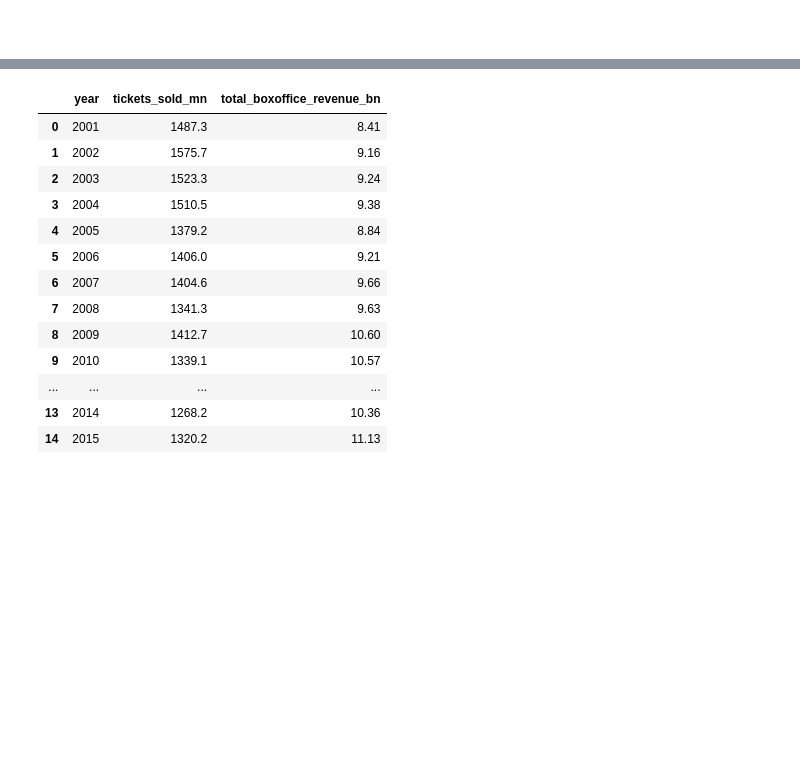
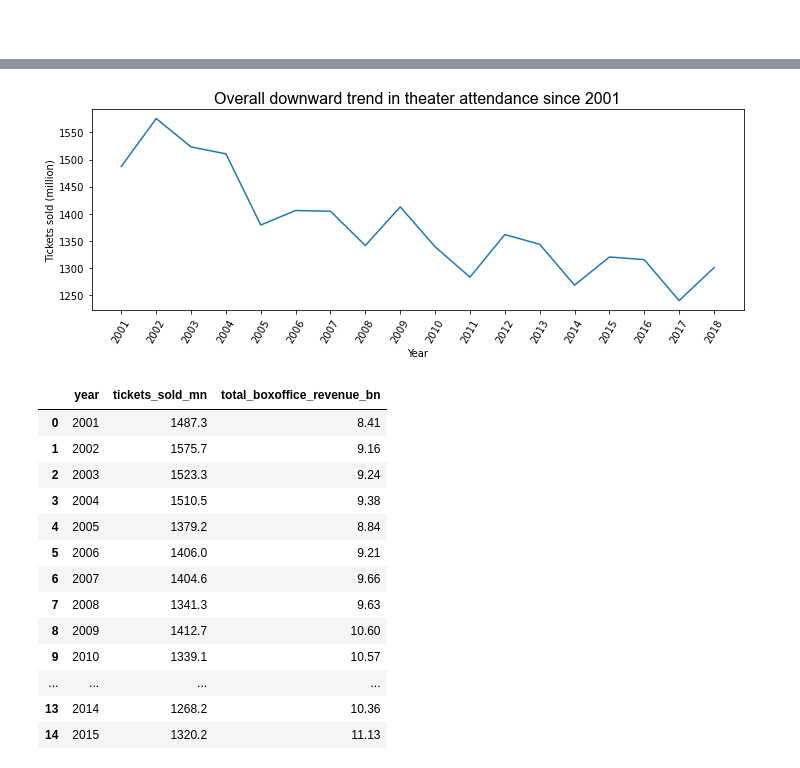
Before and after one commit to tawney-kirkland/02-luther, a Jupyter notebook: visualisation.ipynb, the cells around one changed output, grey strips where cells are left out. Cells and saved outputs as stored; diff of their text form; code cells hidden in the pictures; blank space fills up the shorter version.

```diff
--- a/visualisation.ipynb
+++ b/visualisation.ipynb
@@ -95,3 +114,17 @@ df1= pd.read_csv('data/total_boxoffice_tickets.csv')
+# %%
+years = df1['year']#[2001,2002,2003,2004,2005,2006,2007,2008,2009,2010,2011,2012,2013,2014,2015,2016,2017,2018,2019]
+plt.figure(figsize=[10,4])
+plt.plot(df1['tickets_sold_mn'])
+spacing = np.linspace(0,17,18)
+plt.xticks(spacing,years,rotation=60)
+plt.title('Overall downward trend in theater attendance since 2001',family='arial',fontsize=16)
+plt.xlabel('Year')
+plt.ylabel('Tickets sold (million)')
+
+plt.tight_layout()
+plt.show;
+# %% [output]
+[figure, added]
 # %%
 df1
 # %% [output]
```
Also changed, not shown: parts of 6 cells of this notebook.
